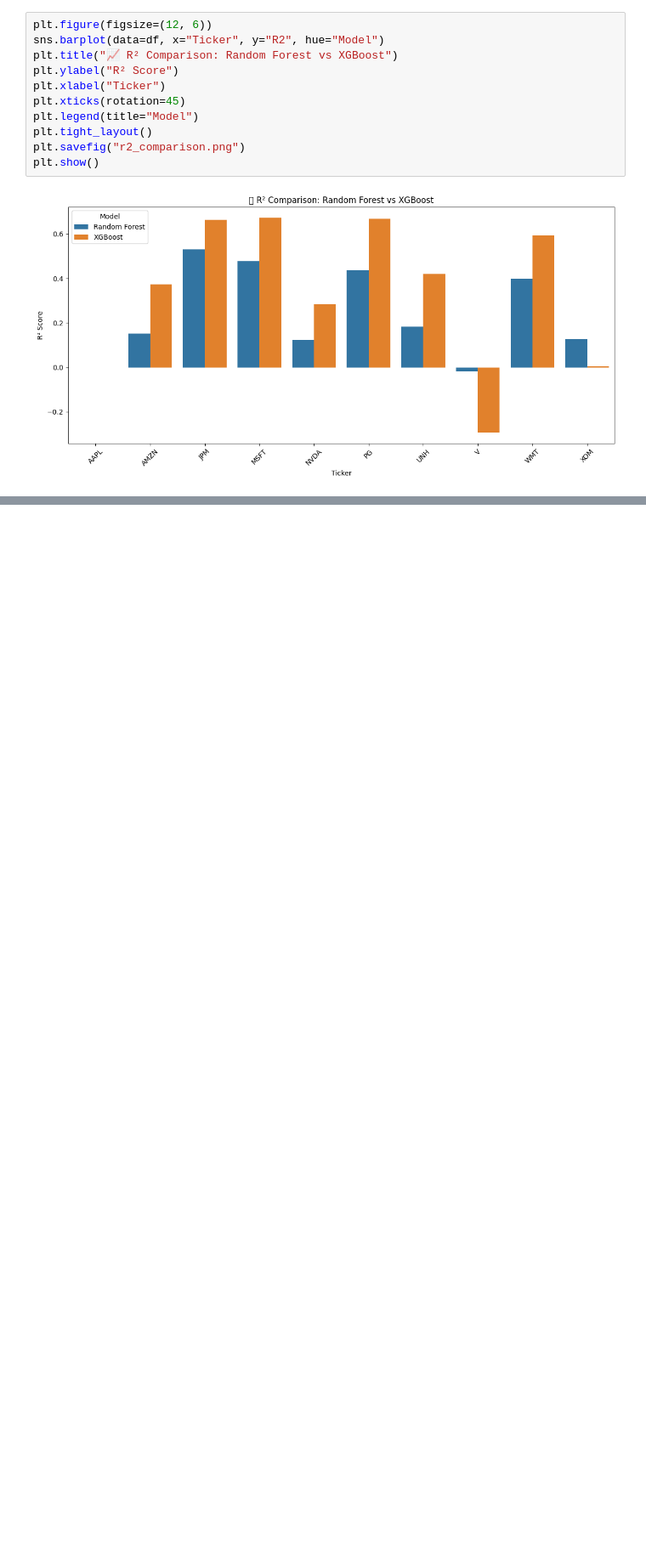
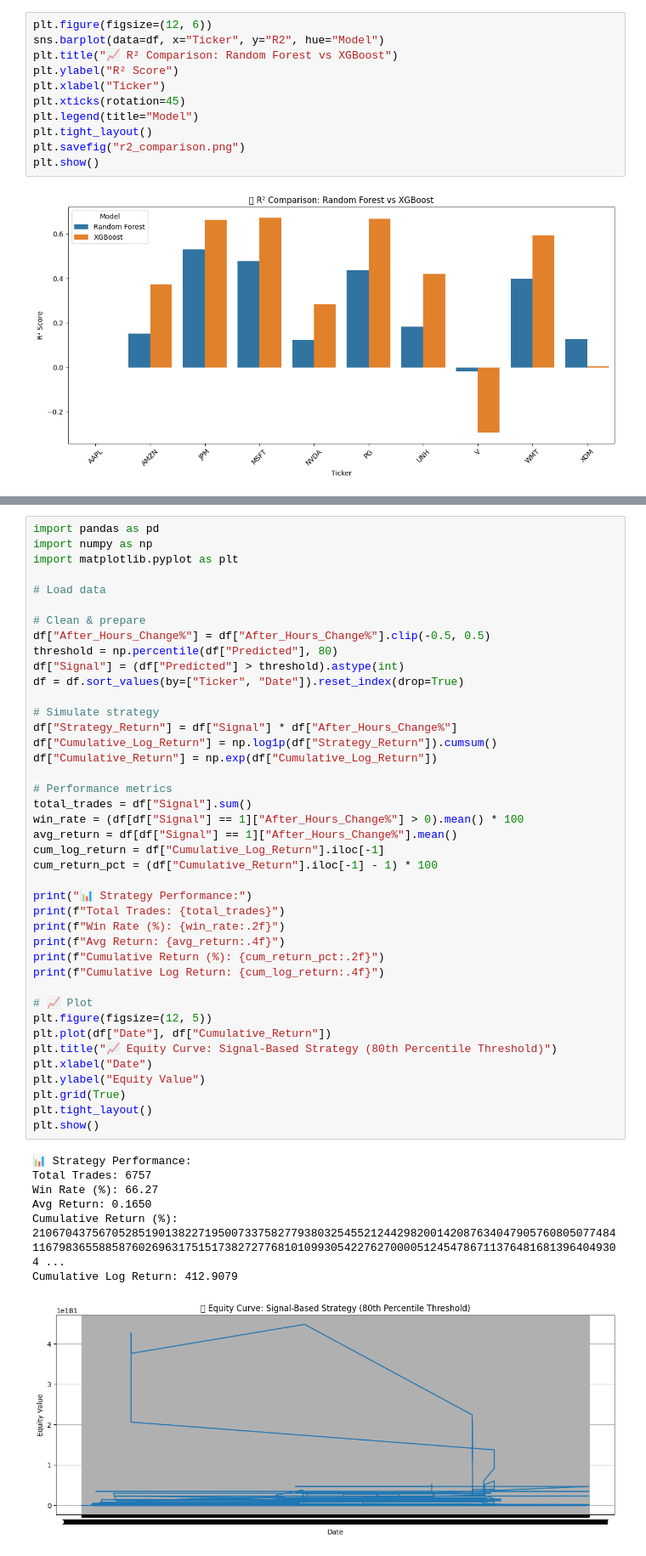
Before and after one commit to sowjanya-bn/stock-prediction, a Jupyter notebook: model_comparison_performance.ipynb, the cells around one changed output, grey strips where cells are left out. Shown: that part at 85% size. Cells and saved outputs as stored; diff of their text form; blank space fills up the shorter version.

```diff
--- a/model_comparison_performance.ipynb
+++ b/model_comparison_performance.ipynb
@@ -219,0 +1206,49 @@ plt.show()
+# %%
+import pandas as pd
+import numpy as np
+import matplotlib.pyplot as plt
+
+# Load data
+
+# Clean & prepare
+df["After_Hours_Change%"] = df["After_Hours_Change%"].clip(-0.5, 0.5)
+threshold = np.percentile(df["Predicted"], 80)
+df["Signal"] = (df["Predicted"] > threshold).astype(int)
+df = df.sort_values(by=["Ticker", "Date"]).reset_index(drop=True)
+
+# Simulate strategy
+df["Strategy_Return"] = df["Signal"] * df["After_Hours_Change%"]
+df["Cumulative_Log_Return"] = np.log1p(df["Strategy_Return"]).cumsum()
+df["Cumulative_Return"] = np.exp(df["Cumulative_Log_Return"])
+
+# Performance metrics
+total_trades = df["Signal"].sum()
+win_rate = (df[df["Signal"] == 1]["After_Hours_Change%"] > 0).mean() * 100
+avg_return = df[df["Signal"] == 1]["After_Hours_Change%"].mean()
+cum_log_return = df["Cumulative_Log_Return"].iloc[-1]
+cum_return_pct = (df["Cumulative_Return"].iloc[-1] - 1) * 100
+
+print("📊 Strategy Performance:")
+print(f"Total Trades: {total_trades}")
+print(f"Win Rate (%): {win_rate:.2f}")
+print(f"Avg Return: {avg_return:.4f}")
+print(f"Cumulative Return (%): {cum_return_pct:.2f}")
+print(f"Cumulative Log Return: {cum_log_return:.4f}")
+
+# 📈 Plot
+plt.figure(figsize=(12, 5))
+plt.plot(df["Date"], df["Cumulative_Return"])
+plt.title("📈 Equity Curve: Signal-Based Strategy (80th Percentile Threshold)")
+plt.xlabel("Date")
+plt.ylabel("Equity Value")
+plt.grid(True)
+plt.tight_layout()
+plt.show()
+# %% [output]
+📊 Strategy Performance:
+Total Trades: 6757
+Win Rate (%): 66.27
+Avg Return: 0.1650
+Cumulative Return (%): 210670437567052851901382271950073375827793803254552124429820014208763404790576080507748411679836558858760269631751517382727768101099305422762700005124547867113764816813964049304 ...
+Cumulative Log Return: 412.9079
+[figure, added]
```
Also changed, not shown: parts of 29 cells of this notebook, 1 other file.
